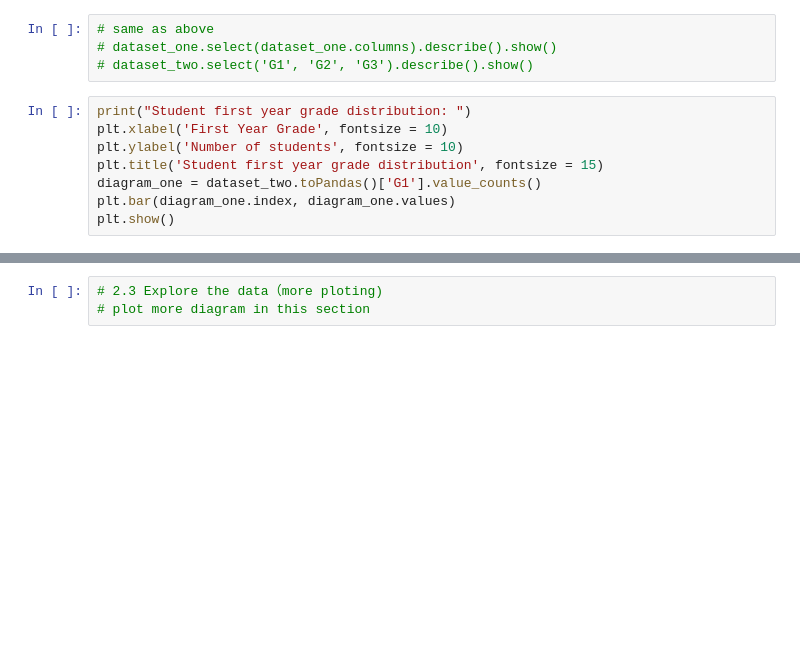
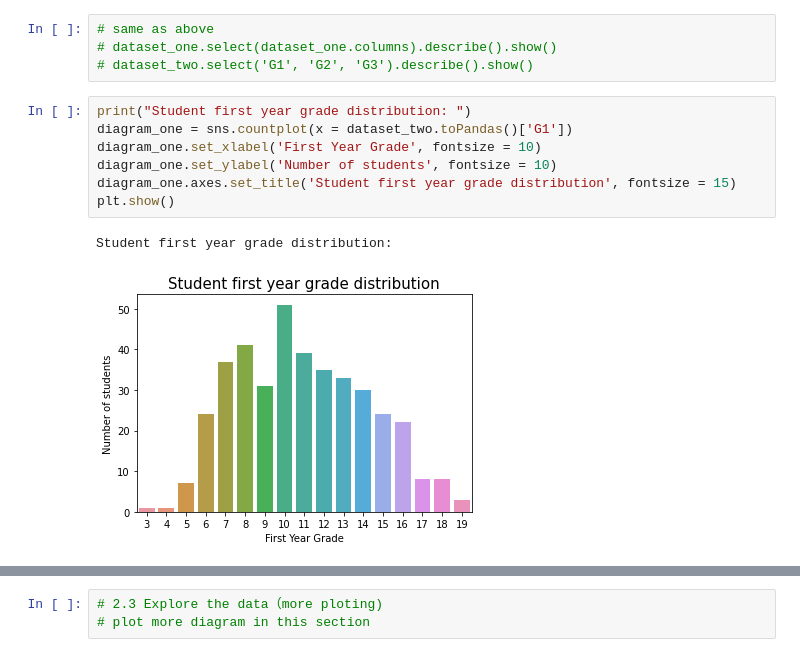
Before and after one commit to zwu047/Infosys722-Iteration4, a Jupyter notebook: Iteration4.ipynb, the cells around one changed output, grey strips where cells are left out. Saved outputs shown, nothing was run; the diff lists cells and outputs as text; blank space fills up the shorter version.

```diff
--- a/Iteration4.ipynb
+++ b/Iteration4.ipynb
@@ -54,11 +91,13 @@ dataset_two.describe().show()
 # dataset_two.select('G1', 'G2', 'G3').describe().show()
 # %%
 print("Student first year grade distribution: ")
-plt.xlabel('First Year Grade', fontsize = 10)
-plt.ylabel('Number of students', fontsize = 10)
-plt.title('Student first year grade distribution', fontsize = 15)
-diagram_one = dataset_two.toPandas()['G1'].value_counts()
-plt.bar(diagram_one.index, diagram_one.values)
+diagram_one = sns.countplot(x = dataset_two.toPandas()['G1'])
+diagram_one.set_xlabel('First Year Grade', fontsize = 10)
+diagram_one.set_ylabel('Number of students', fontsize = 10)
+diagram_one.axes.set_title('Student first year grade distribution', fontsize = 15)
 plt.show()
+# %% [output]
+Student first year grade distribution:
+[figure, added]
 # %%
 print("Student second year grade distribution: ")
```
Also changed, not shown: parts of 39 cells of this notebook.
